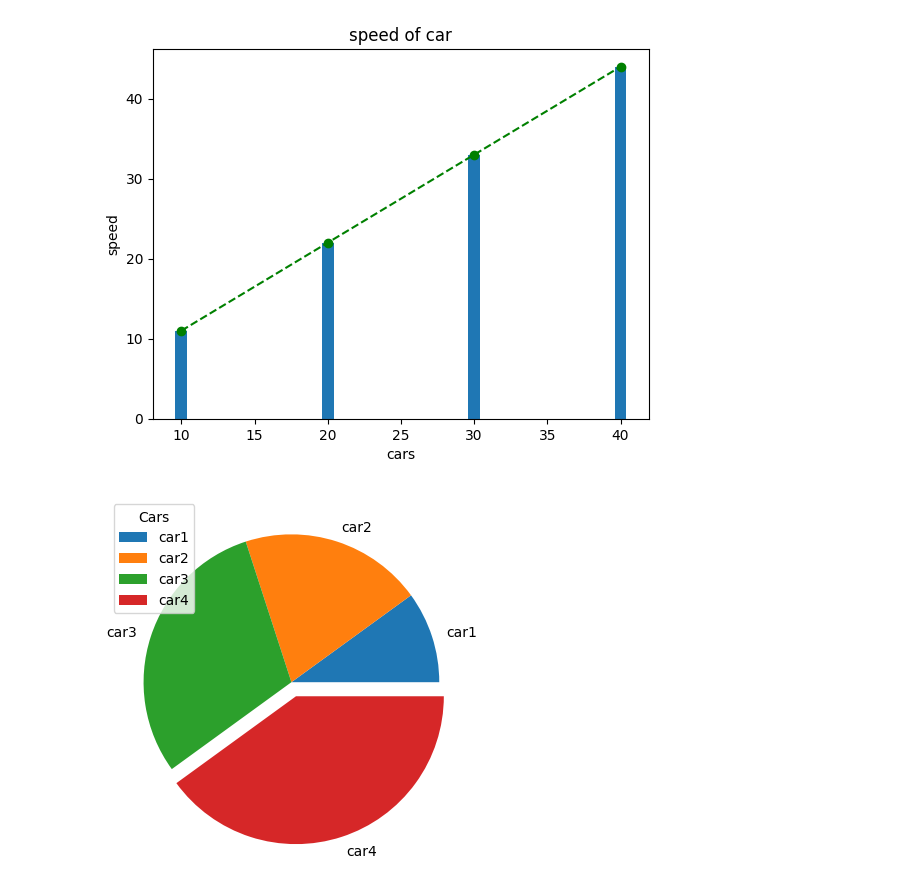
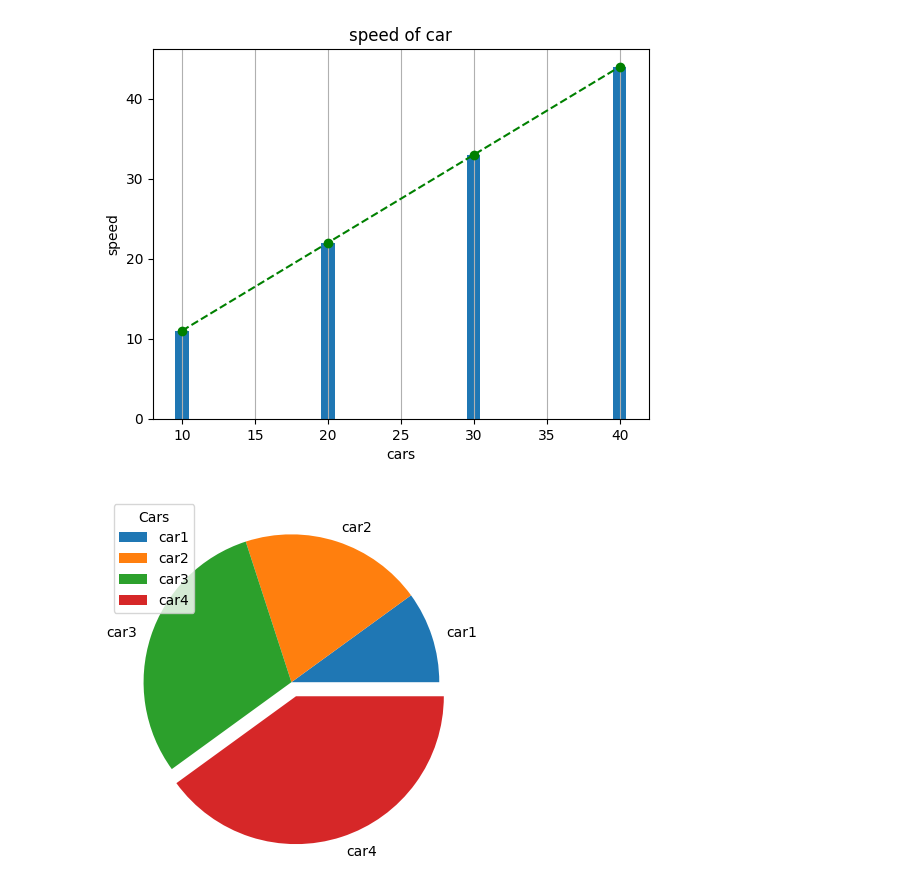
Before and after one commit to VidhyaKishor27/Pythonbasic, a Jupyter notebook: matplotlib.ipynb, the cells around one changed output. Cells and saved outputs as stored; diff of their text form; code cells hidden in the pictures.

```diff
--- a/matplotlib.ipynb
+++ b/matplotlib.ipynb
@@ -3,20 +3,21 @@
 # %%
 #using matplotlib
 import matplotlib.pyplot as plt
 import numpy as np
 x = np.array([10,20,30,40])
 y = np.array ([11,22,33,44])
 pie_label=["car1","car2","car3","car4"]
 pie_explode=[0,0,0,0.1]
 plt.plot(x,y,'o--g')
-plt.bar(x,y)
+plt.bar(x,y,width=0.9)
+plt.grid(axis='x')
 plt.xlabel('cars')
 plt.ylabel('speed')
 plt.title('speed of car')
 plt.show()
 plt.pie(x,labels=pie_label,explode=pie_explode)
 plt.legend(title="Cars")
 plt.show()
 # %% [output]
-[figure, old version]
+[figure, new version]
 [figure]
```
